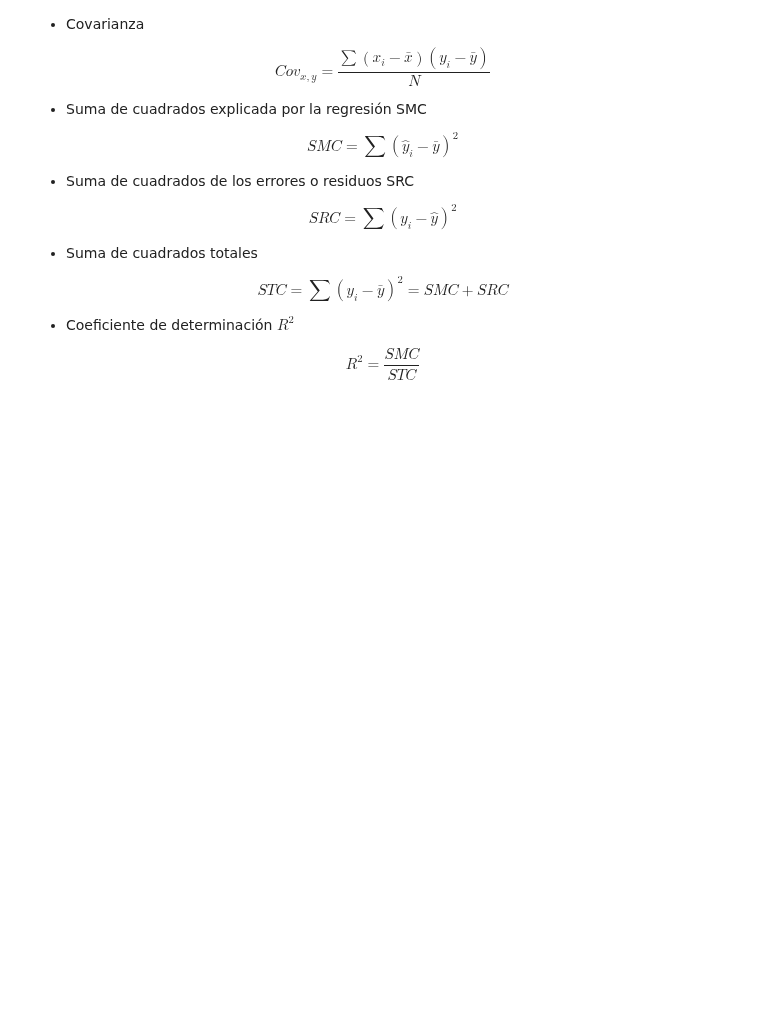
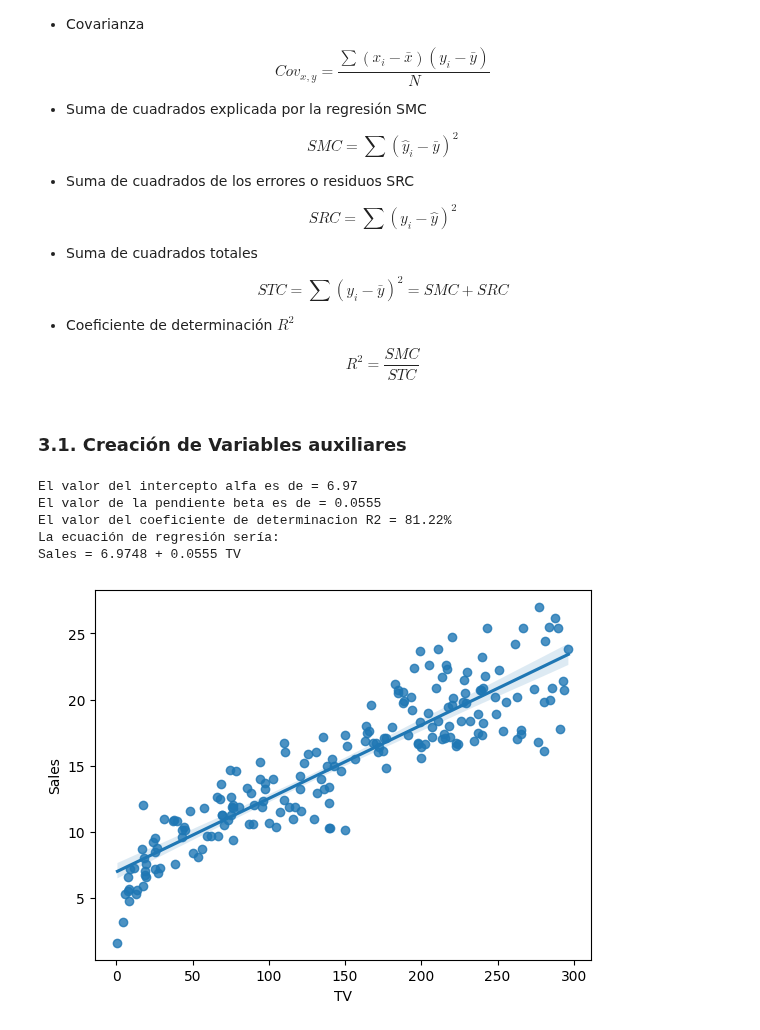
Before and after one commit to andres-mart/Coderhouse, a Jupyter notebook: 8. Introducción a la Regresión/Ejemplo_1.ipynb, the cells around one changed output. Cells and saved outputs as stored; diff of their text form; code cells hidden in the pictures; blank space fills up the shorter version.

```diff
--- a/8. Introducción a la Regresión/Ejemplo_1.ipynb
+++ b/8. Introducción a la Regresión/Ejemplo_1.ipynb
@@ -131,3 +131,5 @@ $$STC =\sum (y_{i} - \bar{y})^{2} = SMC + SRC $$
 + Coeficiente de determinación $R^{2}$
 
 $$R^{2} =  \frac{SMC}{STC}$$
+# %% [markdown]
+### 3.1. Creación de Variables auxiliares
@@ -133,0 +159,18 @@ $$R^{2} =  \frac{SMC}{STC}$$
+# %%
+print("El valor del intercepto alfa es de =", round(alfa, 2))
+print("El valor de la pendiente beta es de =", round(beta, 4))
+print("El valor del coeficiente de determinacion R2 =", str(round(R2, 4) * 100) + "%")
+print("La ecuación de regresión sería:")
+print("Sales =", str(round(alfa, 4)), "+", str(round(beta, 4)) + " TV")
+# %% [output]
+El valor del intercepto alfa es de = 6.97
+El valor de la pendiente beta es de = 0.0555
+El valor del coeficiente de determinacion R2 = 81.22%
+La ecuación de regresión sería:
+Sales = 6.9748 + 0.0555 TV
+# %%
+import seaborn as sns
+
+sns.regplot(x="TV", y="Sales", data=datos)
+# %% [output]
+[figure, added]
```
Also changed, not shown: parts of 2 cells of this notebook.
